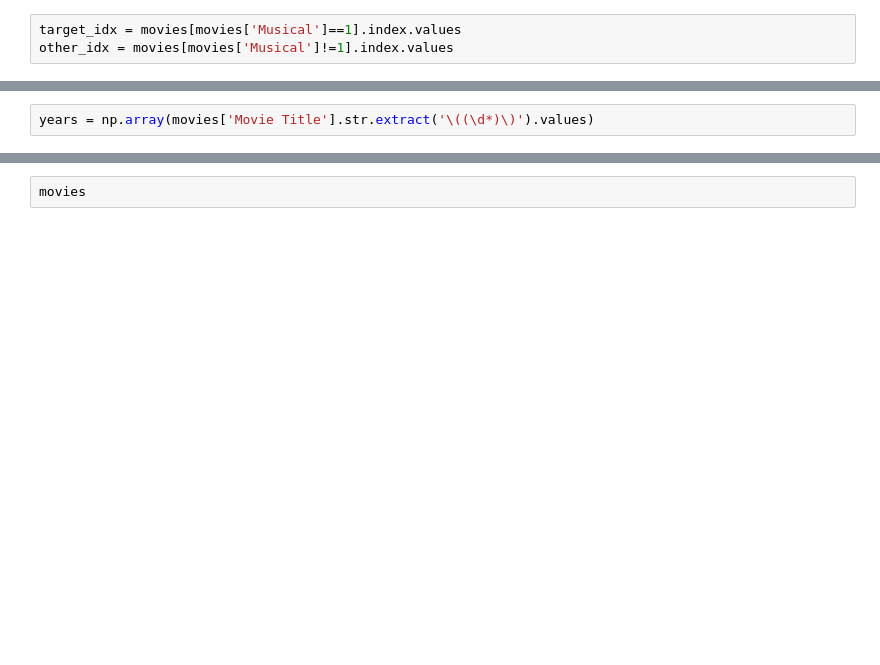
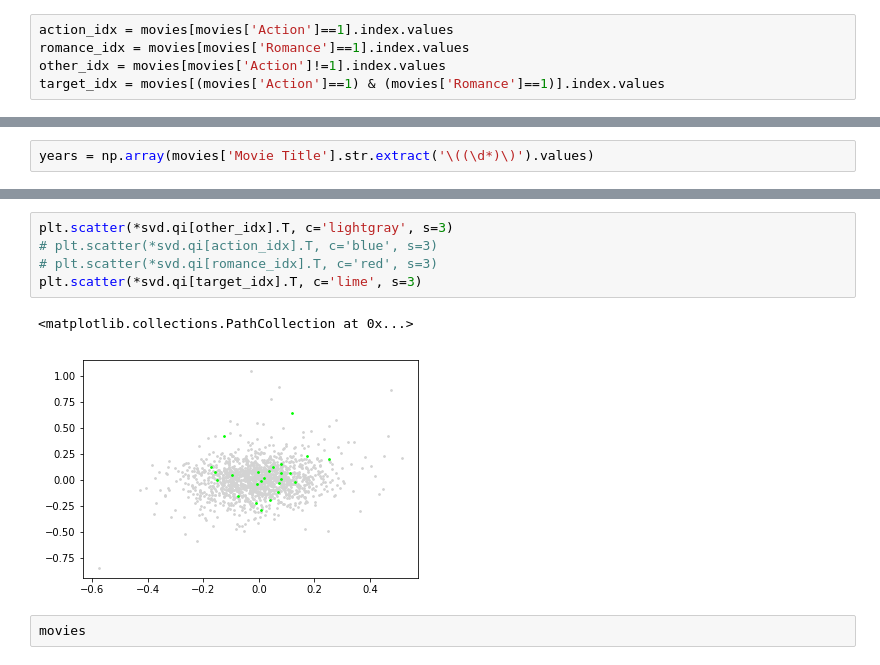
Before and after one commit to olakalisz/cs155-projects, a Jupyter notebook: project2/src/svd_vis.ipynb, the cells around one changed output, grey strips where cells are left out. Cells and saved outputs as stored; diff of their text form; blank space fills up the shorter version.

```diff
--- a/project2/src/svd_vis.ipynb
+++ b/project2/src/svd_vis.ipynb
@@ -25,5 +28,7 @@ svd.qi.shape
 # %% [output]
 (1682, 2)
 # %%
-target_idx = movies[movies['Musical']==1].index.values
-other_idx = movies[movies['Musical']!=1].index.values
+action_idx = movies[movies['Action']==1].index.values
+romance_idx = movies[movies['Romance']==1].index.values
+other_idx = movies[movies['Action']!=1].index.values
+target_idx = movies[(movies['Action']==1) & (movies['Romance']==1)].index.values
@@ -88,3 +111,11 @@ plt.colorbar()
+# %%
+plt.scatter(*svd.qi[other_idx].T, c='lightgray', s=3)
+# plt.scatter(*svd.qi[action_idx].T, c='blue', s=3)
+# plt.scatter(*svd.qi[romance_idx].T, c='red', s=3)
+plt.scatter(*svd.qi[target_idx].T, c='lime', s=3)
+# %% [output]
+<matplotlib.collections.PathCollection at 0x...>
+[figure, added]
 # %%
 movies
 # %% [output]
```
Also changed, not shown: parts of 14 cells of this notebook, 3 other files.
